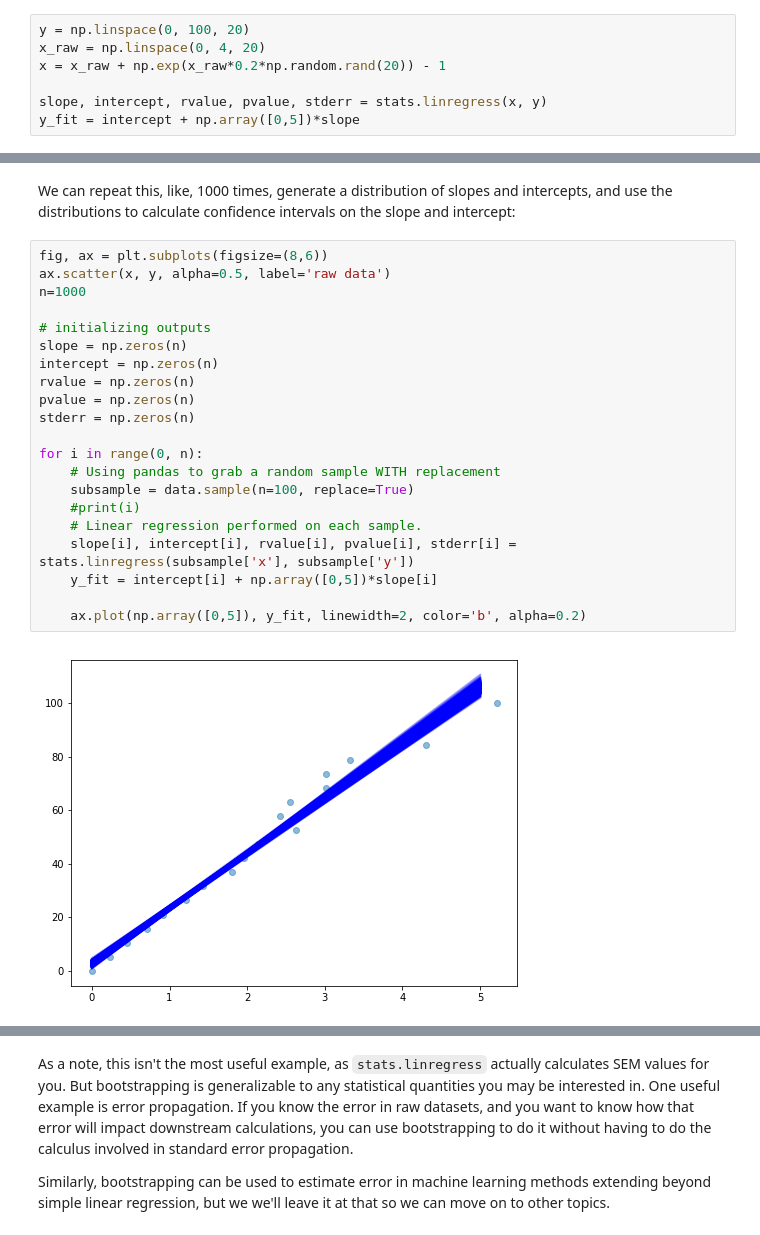
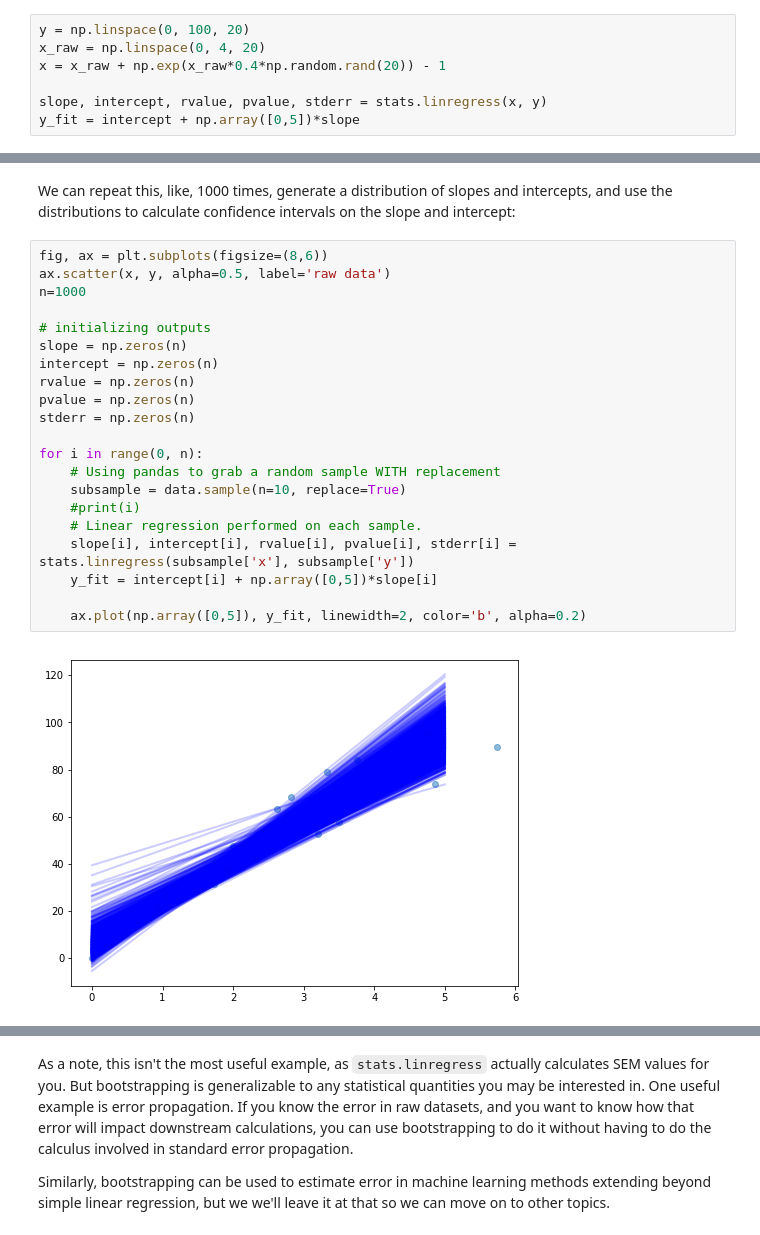
Before and after one commit to UWDIRECT/UWDIRECT.github.io, a Jupyter notebook: Wi19_content/DSMCER/L8_Validation.ipynb, the cells around one changed output, grey strips where cells are left out. Cells and saved outputs as stored; diff of their text form.

```diff
--- a/Wi19_content/DSMCER/L8_Validation.ipynb
+++ b/Wi19_content/DSMCER/L8_Validation.ipynb
@@ -27,7 +27,7 @@ import pandas as pd
 # %%
 y = np.linspace(0, 100, 20)
 x_raw = np.linspace(0, 4, 20)
-x = x_raw + np.exp(x_raw*0.2*np.random.rand(20)) - 1
+x = x_raw + np.exp(x_raw*0.4*np.random.rand(20)) - 1
 
 slope, intercept, rvalue, pvalue, stderr = stats.linregress(x, y)
 y_fit = intercept + np.array([0,5])*slope
@@ -85,26 +85,26 @@ We can repeat this, like, 1000 times, generate a distribution of slopes and inte
 # %%
 fig, ax = plt.subplots(figsize=(8,6))
 ax.scatter(x, y, alpha=0.5, label='raw data')
 n=1000
 
 # initializing outputs
 slope = np.zeros(n)
 intercept = np.zeros(n)
 rvalue = np.zeros(n)
 pvalue = np.zeros(n)
 stderr = np.zeros(n)
 
 for i in range(0, n):
     # Using pandas to grab a random sample WITH replacement
-    subsample = data.sample(n=100, replace=True)
+    subsample = data.sample(n=10, replace=True)
     #print(i)
     # Linear regression performed on each sample.
     slope[i], intercept[i], rvalue[i], pvalue[i], stderr[i] = stats.linregress(subsample['x'], subsample['y'])
     y_fit = intercept[i] + np.array([0,5])*slope[i]
 
     ax.plot(np.array([0,5]), y_fit, linewidth=2, color='b', alpha=0.2)
 # %% [output]
-[figure, old version]
+[figure, new version]
 # %%
 print('slope: {:.2f} (95% CI: {:.2f} - {:.2f})'.format(np.mean(slope),
                                                        np.quantile(slope, 0.05),
```
Also changed, not shown: parts of 15 cells of this notebook, 3 other files.
